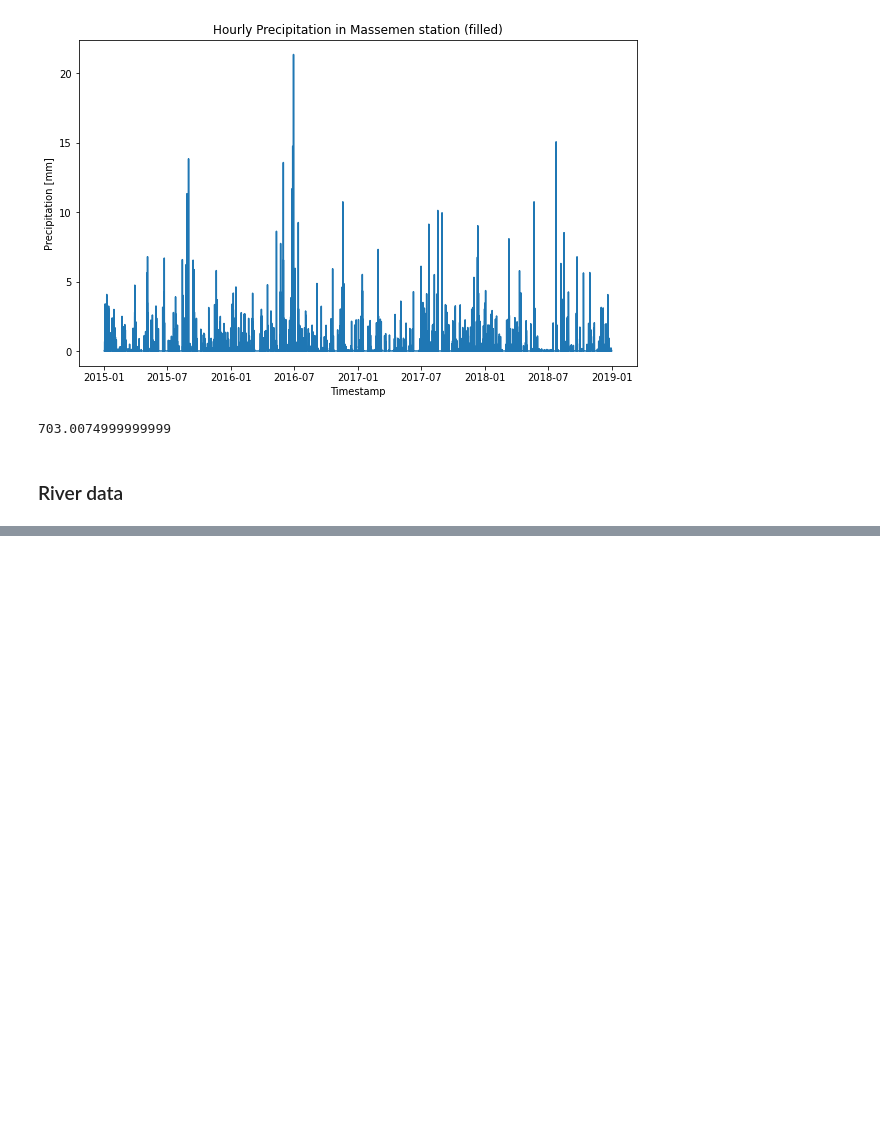
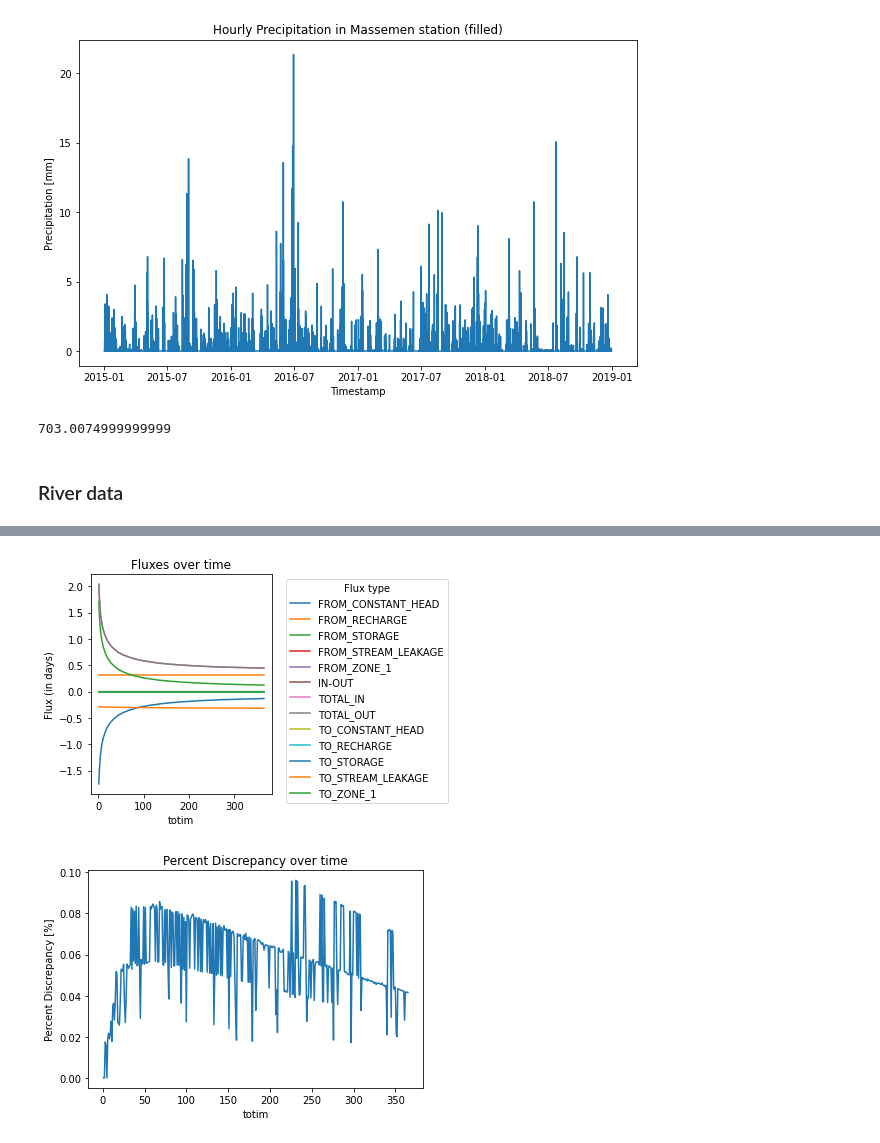
Before and after one commit to sebmeng/Thesis-GondebeekModel, a Jupyter notebook: Modflow/Build_model_4guideLayers.ipynb, the cells around one changed output, grey strips where cells are left out. Cells and saved outputs as stored; diff of their text form; code cells hidden in the pictures; blank space fills up the shorter version.

```diff
--- a/Modflow/Build_model_4guideLayers.ipynb
+++ b/Modflow/Build_model_4guideLayers.ipynb
@@ -183,0 +221,3 @@ NameError: name 'noflow' is not defined
+# %%
+top=topm[0]
+top
@@ -868,0 +1302,32 @@ FloPy is using the following executable to run the model: MODFLOW-NWT.exe
+# %%
+
+# Load the CSV file into a DataFrame
+df = pd.read_csv(f_out)
+
+# Pivot the DataFrame so that each 'name' becomes a column
+df_pivot = df.pivot(index='totim', columns='name', values='ZONE_1')
+
+# Apply the transformations
+df_pivot = df_pivot.apply(lambda x: x / 86400 if x.name != 'PERCENT_DISCREPANCY' else x )
+df_pivot = df_pivot.apply(lambda x: x * -1 if 'TO_' in x.name else x)
+
+# Plot all columns (except 'PERCENT_DISCREPANCY') on the same plot
+df_pivot.drop(columns='PERCENT_DISCREPANCY').plot(kind='line')
+
+plt.title('Fluxes over time')
+plt.xlabel('totim')
+plt.ylabel('Flux (in days)')
+plt.legend(title='Flux type', bbox_to_anchor=(1.05, 1), loc='upper left')
+plt.tight_layout()
+plt.show()
+
+# Plot 'PERCENT_DISCREPANCY' on a separate plot
+df_pivot['PERCENT_DISCREPANCY'].plot(kind='line')
+
+plt.title('Percent Discrepancy over time')
+plt.xlabel('totim')
+plt.ylabel('Percent Discrepancy [%]')
+plt.show()
+# %% [output]
+[figure, added]
+[figure, added]
```
Also changed, not shown: parts of 36 cells of this notebook, 47 other files.
